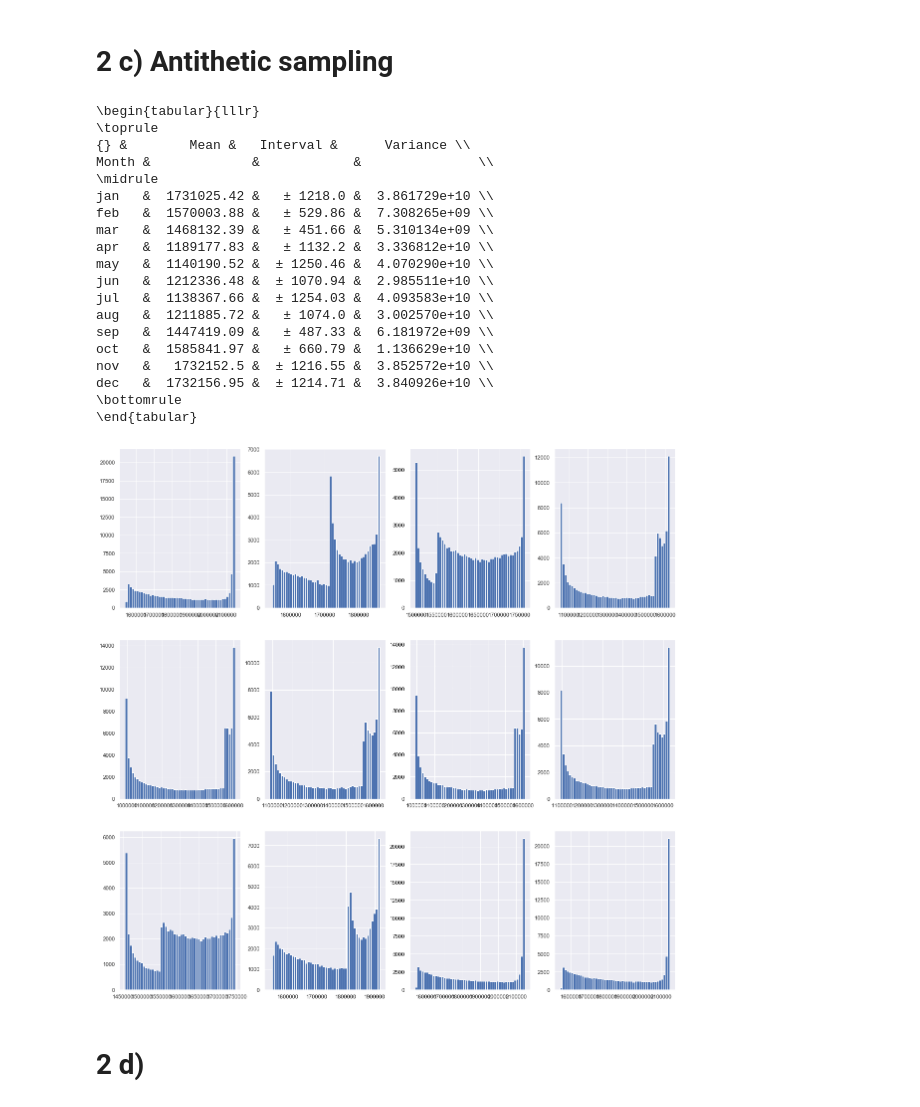
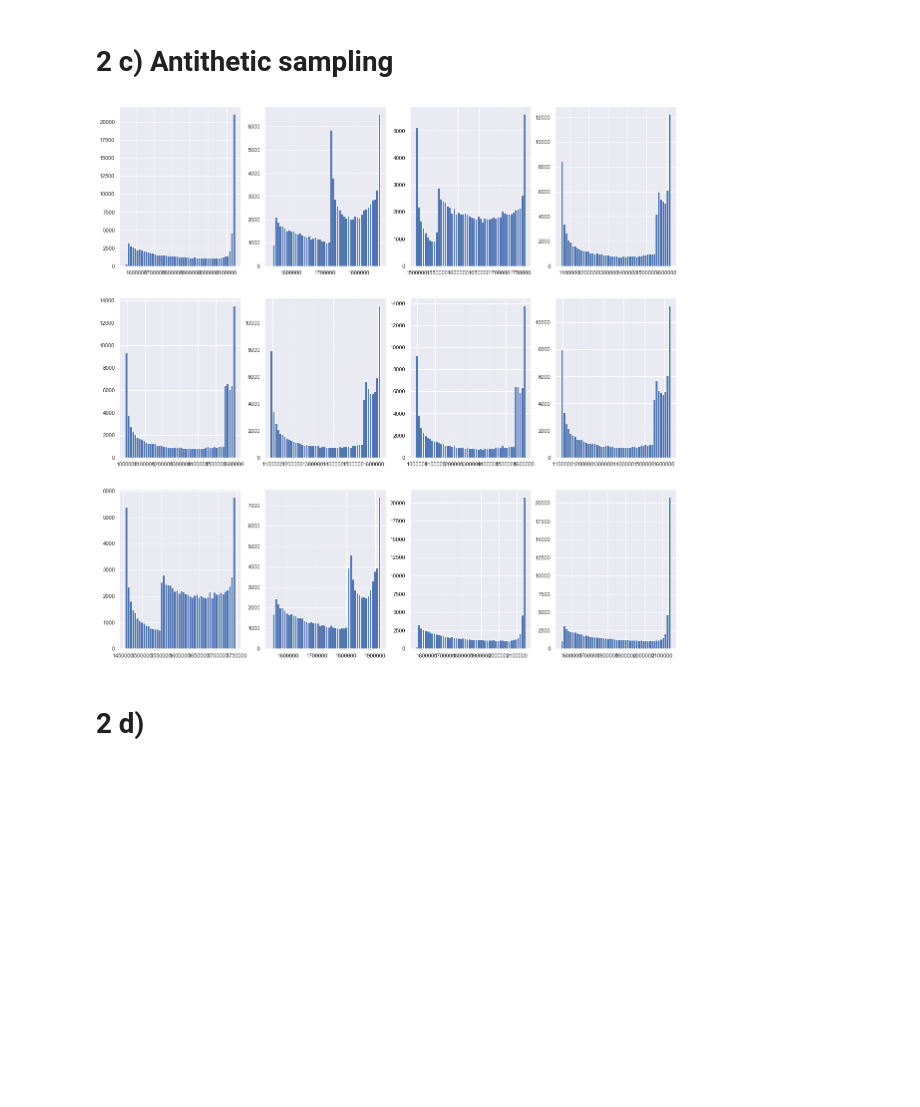
Before and after one commit to sleipner42/LP32020, a Jupyter notebook: monte-carlo/HA 1/Lab 1 Jupyter Notebook.ipynb, the cells around one changed output. Cells and saved outputs as stored; diff of their text form; code cells hidden in the pictures; blank space fills up the shorter version.

```diff
--- a/monte-carlo/HA 1/Lab 1 Jupyter Notebook.ipynb
+++ b/monte-carlo/HA 1/Lab 1 Jupyter Notebook.ipynb
@@ -56,10 +56,10 @@ for key, wind in hlp.winds.items():
     var = np.var(power)
     confidence_interval = 1.96*np.sqrt(var/n)
 
-    result.append({"Month" : key, "Mean": f'{np.round(mean, decimals = 2)}',
-                   "Interval": f'± {np.round(confidence_interval, decimals=2)}',
-                    "Variance": np.round(var, decimals=2)})
+    result.append({"Month" : key, "Mean [kW]": f'{np.round(mean, decimals = 2)}',
+                   "Interval": f' $\pm$ {np.round(confidence_interval, decimals=2)}',
+                    "Variance ": np.round(var, decimals=2)})
 
 with open('crudeMC.tex','w') as table:
-     table.write(pd.DataFrame(result).set_index(keys="Month").to_latex())
+     table.write(pd.DataFrame(result).set_index(keys="Month").to_latex(escape = False))
 # %% [output]
@@ -100,8 +100,9 @@ for key, wind in hlp.winds.items():
     confidence_interval = 1.96*np.sqrt(var/n)
 
     result.append({"Month" : key, "Mean": f'{np.round(mean, decimals = 2)}',
-                   "Interval": f'± {np.round(confidence_interval, decimals=2)}',
+                   "Interval": f' $\pm$ {np.round(confidence_interval, decimals=2)}',
                     "Variance": np.round(var, decimals=2)})
 
-print(pd.DataFrame(result).set_index(keys="Month").to_latex())
+with open('crudeMCtrunc.tex','w') as table:
+     table.write(pd.DataFrame(result).set_index(keys="Month").to_latex(escape = False))
 # %% [output]
@@ -183,8 +165,9 @@ for key, wind in hlp.winds.items():
     confidence_interval = 1.96*np.sqrt(var/n)
 
     result.append({"Month" : key, "Mean": f'{np.round(mean, decimals = 2)}',
-                   "Interval": f'± {np.round(confidence_interval, decimals=2)}',
+                   "Interval": f' $\pm$ {np.round(confidence_interval, decimals=2)}',
                     "Variance": np.round(var, decimals=2)})
 
-print(pd.DataFrame(result).set_index(keys="Month").to_latex())
+with open('ISMC.tex','w') as table:
+     table.write(pd.DataFrame(result).set_index(keys="Month").to_latex(escape = False))
 # %% [output]
@@ -222,55 +186,37 @@ for key, wind in hlp.winds.items():
     F_max = wind["dist"].cdf(25)
 
     # Generate uniform data
     u = uniform.rvs(size=n)
     u2 = 1 - u
 
     # Fix condition to U
     u = ((F_max-F_min)*u + F_min)
     u2 = ((F_max-F_min)*u2 + F_min)
 
     # Run u through inverse of weibull
     v = P(wind["dist"].ppf(u))
     v2 = P(wind["dist"].ppf(u2))
 
     # Calculated the power for the truncated wind
     w = (v + v2)/2
 
     plt.subplot(3,4,i)
     i+=1
     hist = plt.hist(w, bins=50)
 
     # Calculating mean, variance and the confidence interval for the mean
     mean = np.mean(w)*(F_max-F_min)
     var = np.var(w)*((F_max-F_min)**2)
     confidence_interval = 1.96*np.sqrt(var/n)
 
     result.append({"Month" : key, "Mean": f'{np.round(mean, decimals = 2)}',
-                   "Interval": f'± {np.round(confidence_interval, decimals=2)}',
+                   "Interval": f'$\pm$ {np.round(confidence_interval, decimals=2)}',
                     "Variance": np.round(var, decimals=2)})
 
-print(pd.DataFrame(result).set_index(keys="Month").to_latex())
+with open('ATSMC.tex','w') as table:
+     table.write(pd.DataFrame(result).set_index(keys="Month").to_latex(escape = False))
 # %% [output]
-\begin{tabular}{lllr}
-\toprule
-{} &        Mean &   Interval &      Variance \\
-Month &             &            &               \\
-\midrule
-jan   &  1731025.42 &   ± 1218.0 &  3.861729e+10 \\
-feb   &  1570003.88 &   ± 529.86 &  7.308265e+09 \\
-mar   &  1468132.39 &   ± 451.66 &  5.310134e+09 \\
-apr   &  1189177.83 &   ± 1132.2 &  3.336812e+10 \\
-may   &  1140190.52 &  ± 1250.46 &  4.070290e+10 \\
-jun   &  1212336.48 &  ± 1070.94 &  2.985511e+10 \\
-jul   &  1138367.66 &  ± 1254.03 &  4.093583e+10 \\
-aug   &  1211885.72 &   ± 1074.0 &  3.002570e+10 \\
-sep   &  1447419.09 &   ± 487.33 &  6.181972e+09 \\
-oct   &  1585841.97 &   ± 660.79 &  1.136629e+10 \\
-nov   &   1732152.5 &  ± 1216.55 &  3.852572e+10 \\
-dec   &  1732156.95 &  ± 1214.71 &  3.840926e+10 \\
-\bottomrule
-\end{tabular}
-[figure, old version]
+[figure, new version]
 # %% [markdown]
 # 2 d)
 # %%
```
Also changed, not shown: parts of 5 cells of this notebook, 6 other files.
